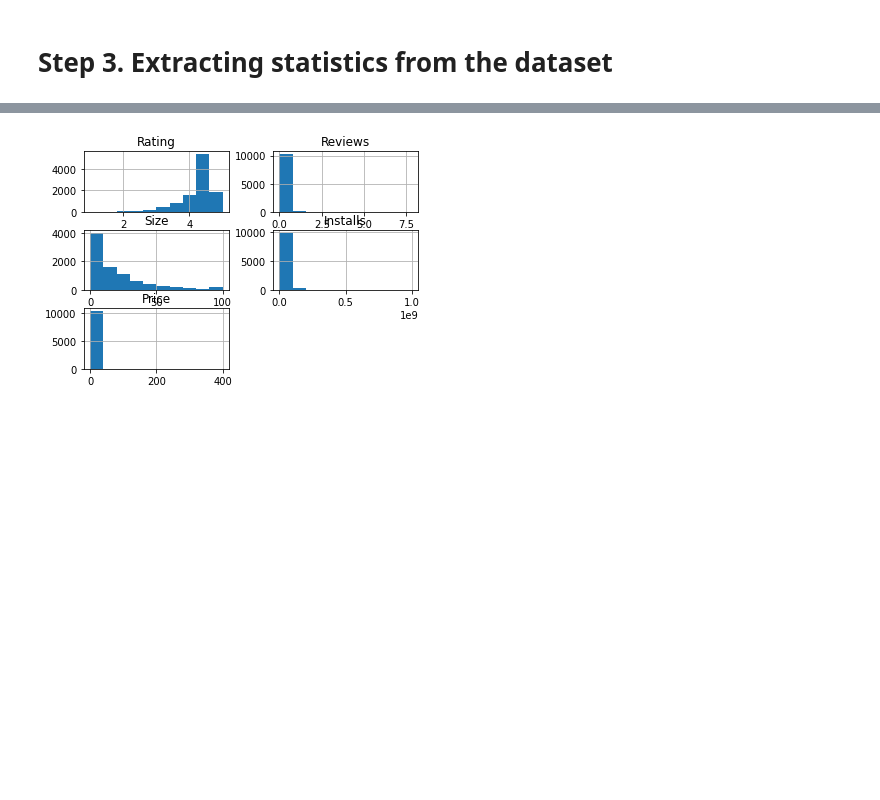
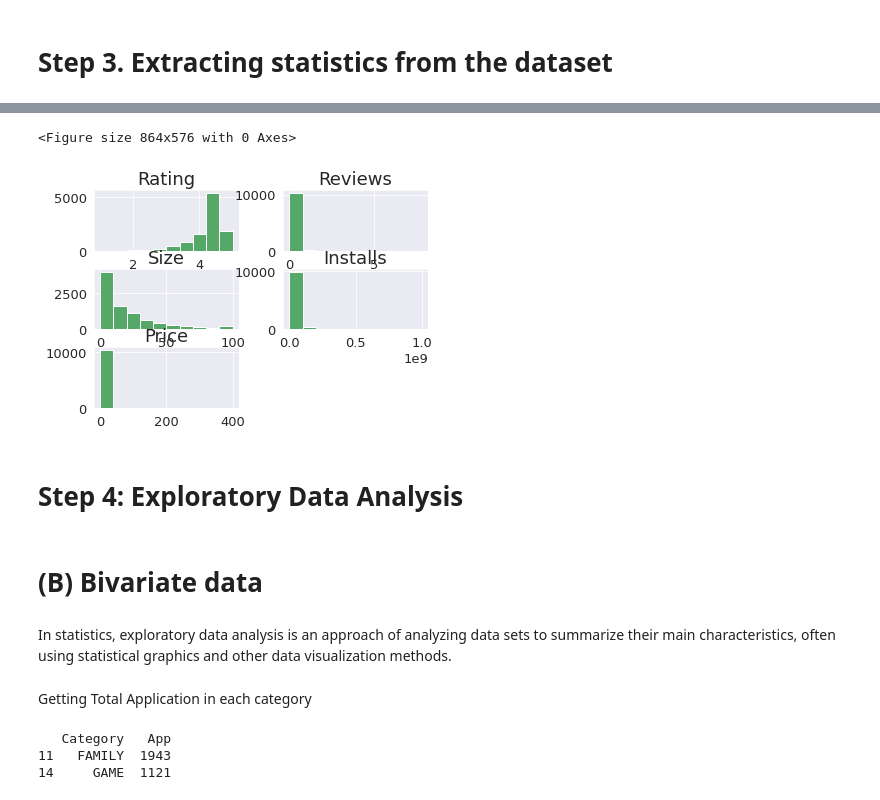
Before and after one commit to vivek16pawar/EDA-CAPSTONE, a Jupyter notebook: Play_Store_App_Review_Analysis_Capstone_Project.ipynb, the cells around one changed output, grey strips where cells are left out. Saved outputs shown, nothing was run; the diff lists cells and outputs as text; code cells hidden in the pictures; blank space fills up the shorter version.

Commit message:
Data Visualization 1

```diff
--- a/Play_Store_App_Review_Analysis_Capstone_Project.ipynb
+++ b/Play_Store_App_Review_Analysis_Capstone_Project.ipynb
@@ -311,0 +308,12 @@ df.describe()
+# %%
+# Global size and color define for visualization
+import plotly.express as px
+from seaborn import colors
+sns.set_style('darkgrid')
+colors = sns.color_palette('deep')
+plt.rc('axes', titlesize=18)
+plt.rc('axes', labelsize=14)
+plt.rc('xtick', labelsize=13)
+plt.rc('ytick', labelsize=13)
+plt.rc('legend', fontsize=13)
+plt.rc('font', size=13)
@@ -312,6 +335,16 @@ df.describe()
 # %%
 # Let's check the skeness of data.
-df.hist()
+plt.figure(figsize=(12,8), tight_layout=True)
+df.hist(color=sns.color_palette('deep')[2])
 plt.show()
 # %% [output]
+<Figure size 864x576 with 0 Axes>
-[figure, old version]
+[figure, new version]
+# %% [markdown]
+# Step 4: Exploratory Data Analysis
+# %% [markdown]
+# (B) Bivariate data
+# %% [markdown]
+In statistics, exploratory data analysis is an approach of analyzing data sets to summarize their main characteristics, often using statistical graphics and other data visualization methods.
+# %% [markdown]
+ Getting Total Application in each category
@@ -317,0 +354,7 @@ plt.show()
+# %%
+# Checking its columns
+print(category.head(2))
+# %% [output]
+   Category   App
+11   FAMILY  1943
+14     GAME  1121
```
Also changed, not shown: parts of 15 cells of this notebook.
